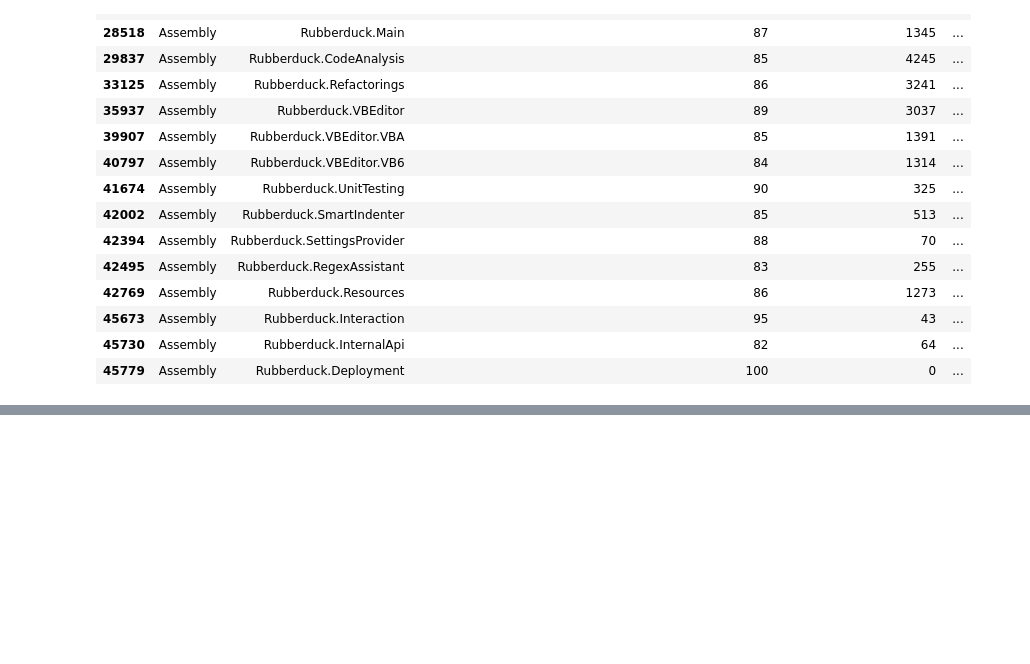
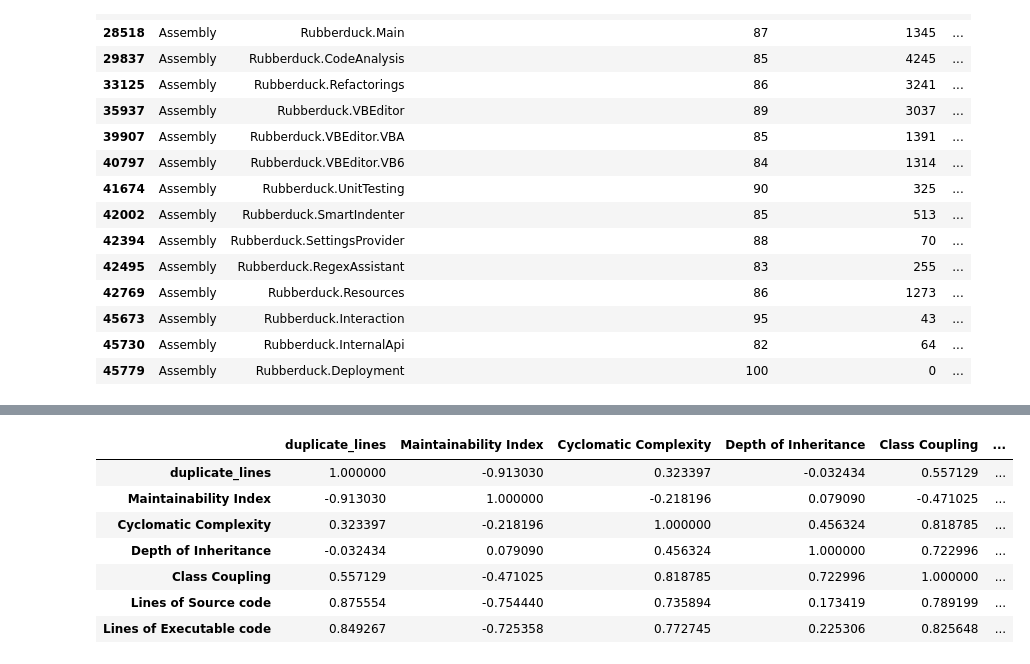
Before and after one commit to FYYHU/codemetrics, a Jupyter notebook: analyze.ipynb, the cells around one changed output, grey strips where cells are left out. Saved outputs shown, nothing was run; the diff lists cells and outputs as text; code cells hidden in the pictures; blank space fills up the shorter version.

```diff
--- a/analyze.ipynb
+++ b/analyze.ipynb
@@ -113,0 +114,11 @@ cleanup
+# %%
+cleanup.set_index("name_space").corr(numeric_only=True)
+# %% [output]
+|  | duplicate_lines | Maintainability Index | Cyclomatic Complexity | Depth of Inheritance | Class Coupling | ... |
+| duplicate_lines | 1.000000 | -0.913030 | 0.323397 | -0.032434 | 0.557129 | ... |
+| Maintainability Index | -0.913030 | 1.000000 | -0.218196 | 0.079090 | -0.471025 | ... |
+| Cyclomatic Complexity | 0.323397 | -0.218196 | 1.000000 | 0.456324 | 0.818785 | ... |
+| Depth of Inheritance | -0.032434 | 0.079090 | 0.456324 | 1.000000 | 0.722996 | ... |
+| Class Coupling | 0.557129 | -0.471025 | 0.818785 | 0.722996 | 1.000000 | ... |
+| Lines of Source code | 0.875554 | -0.754440 | 0.735894 | 0.173419 | 0.789199 | ... |
+| Lines of Executable code | 0.849267 | -0.725358 | 0.772745 | 0.225306 | 0.825648 | ... |
```
Also changed, not shown: parts of 2 cells of this notebook.
